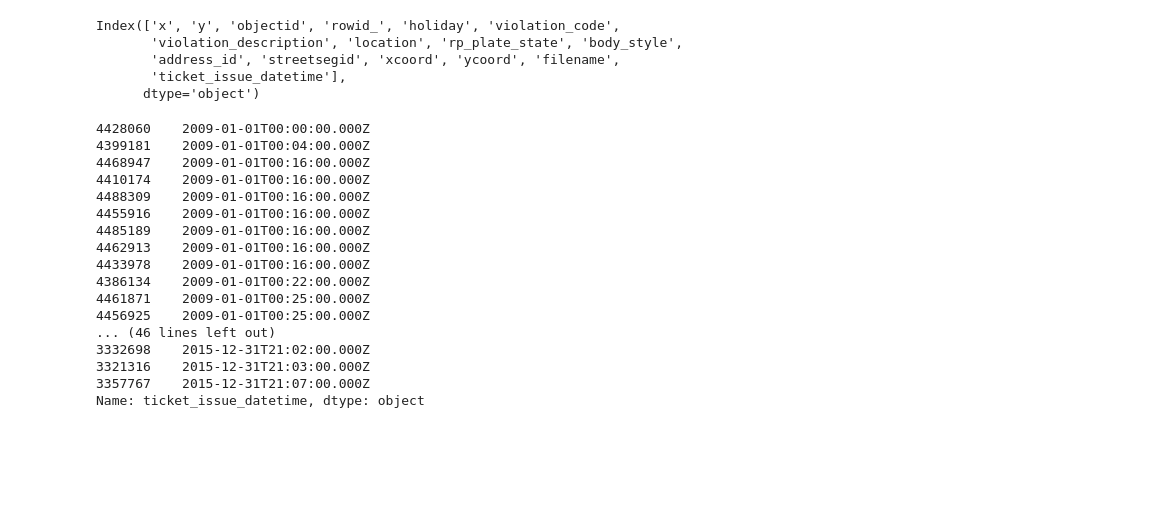
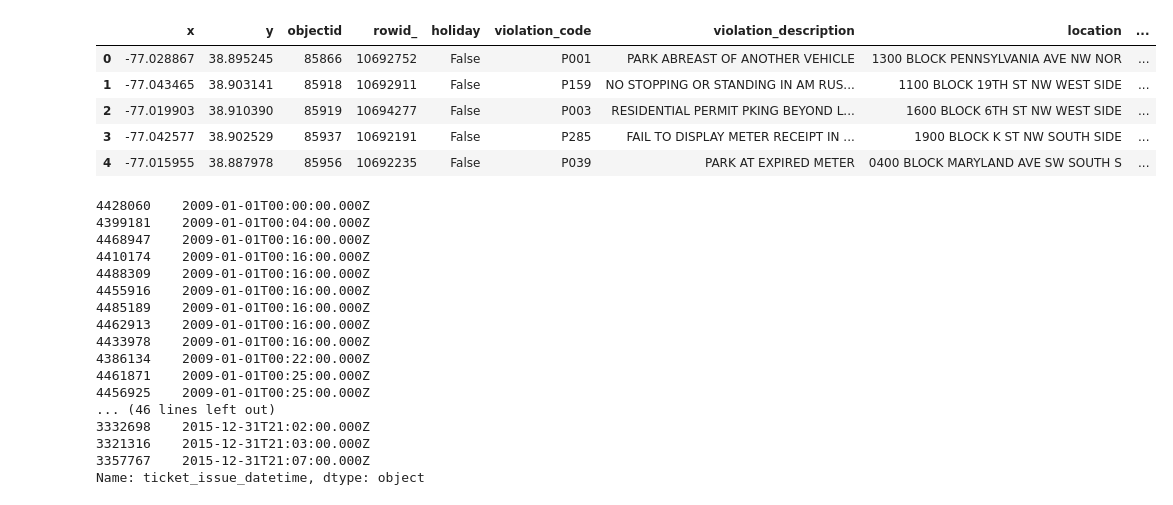
Before and after one commit to ndanielsen/dc_traffic_data, a Jupyter notebook: notebooks/Parking Violations EDA with Address_id and fine data.ipynb, the cells around one changed output. Drawn from its saved outputs; the diff is of its cells as text; code cells hidden in the pictures; blank space fills up the shorter version.

```diff
--- a/notebooks/Parking Violations EDA with Address_id and fine data.ipynb
+++ b/notebooks/Parking Violations EDA with Address_id and fine data.ipynb
@@ -4,13 +4,14 @@ import pandas as pd
 df = pd.read_pickle('parking_eda.pkle')
 df['total'] = 1
 # %%
-df.columns
+df.head()
 # %% [output]
-Index(['﻿x', 'y', 'objectid', 'rowid_', 'holiday', 'violation_code',
-       'violation_description', 'location', 'rp_plate_state', 'body_style',
-       'address_id', 'streetsegid', 'xcoord', 'ycoord', 'filename',
-       'ticket_issue_datetime'],
-      dtype='object')
+|  | ﻿x | y | objectid | rowid_ | holiday | violation_code | violation_description | location | ... |
+| 0 | -77.028867 | 38.895245 | 85866 | 10692752 | False | P001 | PARK ABREAST OF ANOTHER VEHICLE | 1300 BLOCK PENNSYLVANIA AVE NW NOR | ... |
+| 1 | -77.043465 | 38.903141 | 85918 | 10692911 | False | P159 | NO STOPPING OR STANDING IN AM RUS... | 1100 BLOCK 19TH ST NW WEST SIDE | ... |
+| 2 | -77.019903 | 38.910390 | 85919 | 10694277 | False | P003 | RESIDENTIAL PERMIT PKING BEYOND L... | 1600 BLOCK 6TH ST NW WEST SIDE | ... |
+| 3 | -77.042577 | 38.902529 | 85937 | 10692191 | False | P285 | FAIL TO DISPLAY METER RECEIPT IN ... | 1900 BLOCK K ST NW SOUTH SIDE | ... |
+| 4 | -77.015955 | 38.887978 | 85956 | 10692235 | False | P039 | PARK AT EXPIRED METER | 0400 BLOCK MARYLAND AVE SW SOUTH S | ... |
 # %%
 df.ticket_issue_datetime.sort_values()
 # %% [output]
```
Also changed, not shown: parts of 1 cell of this notebook, 3 other files.
